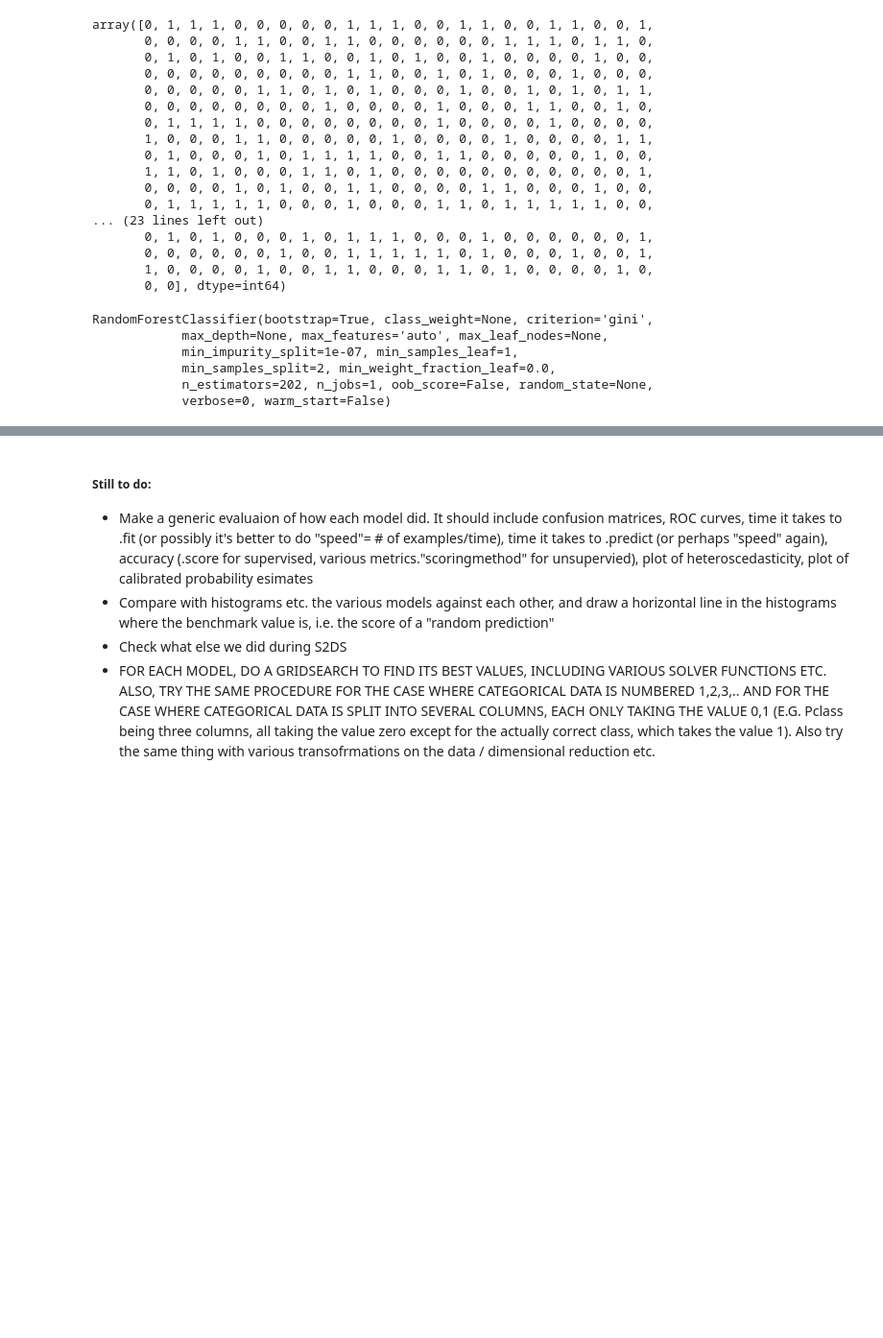
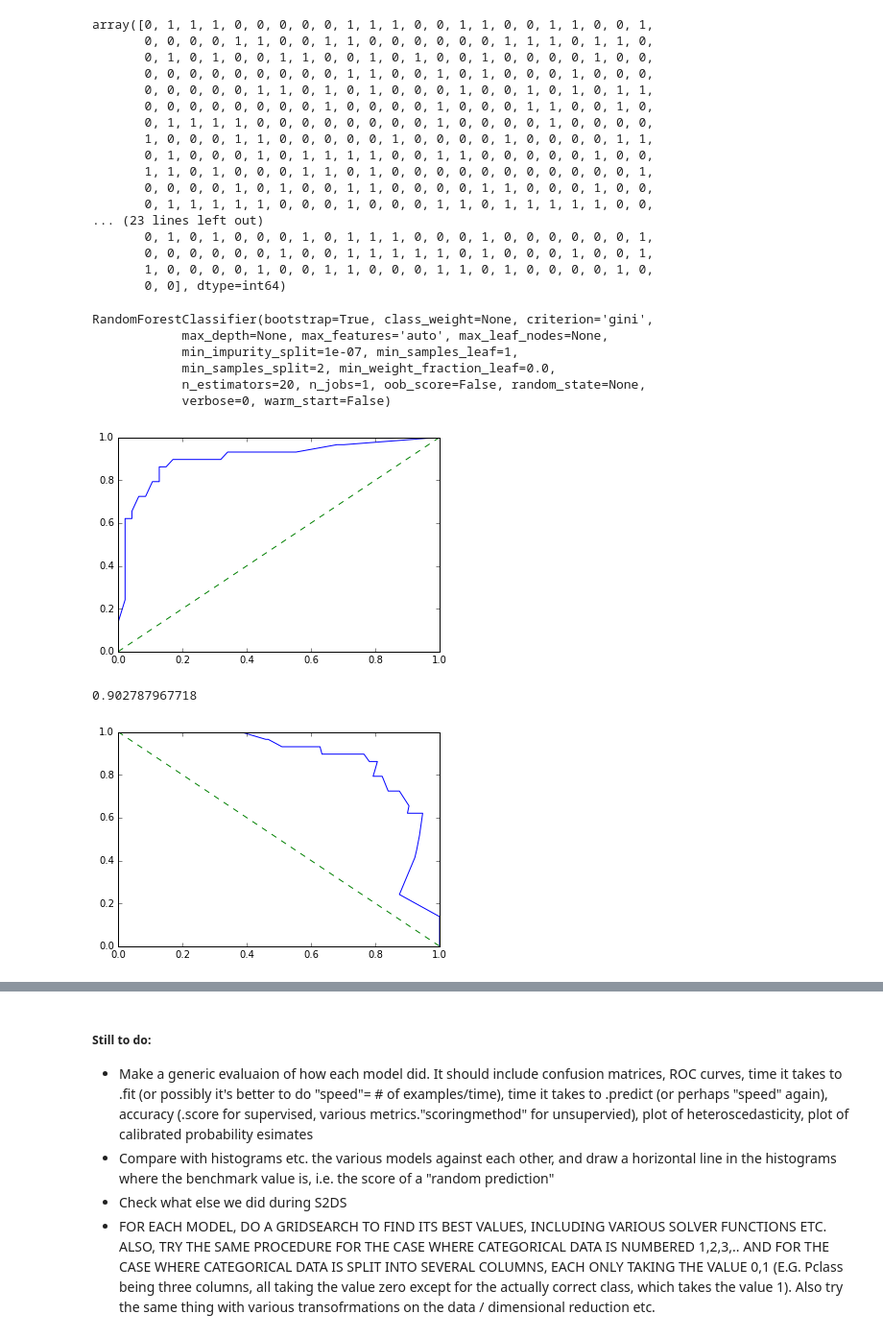
Before and after one commit to dangall/FullDataAnalysisPipeline, a Jupyter notebook: Predictions.ipynb, the cells around one changed output, grey strips where cells are left out. Shown: that part at 96% size. Drawn from its saved outputs; the diff is of its cells as text; code cells hidden in the pictures; blank space fills up the shorter version.

```diff
--- a/Predictions.ipynb
+++ b/Predictions.ipynb
@@ -1418,7 +1421,7 @@ array([0, 1, 1, 1, 0, 0, 0, 0, 0, 1, 1, 1, 0, 0, 1, 1, 0, 0, 1, 1, 0, 0, 1,
        0, 0], dtype=int64)
 # %%
 tousecv = KFold(n_splits=5, shuffle=True)
-params = [{'n_estimators': [200, 201, 202, 203]}]
+params = [{'n_estimators': [10, 20, 30, 40]}]
 grid = GridSearchCV(estimator=RandomForestClassifier(), param_grid=params, cv=tousecv, n_jobs=3, error_score=np.nan)
 grid.fit(X,y)
 grid.best_estimator_
@@ -1427,5 +1430,5 @@ RandomForestClassifier(bootstrap=True, class_weight=None, criterion='gini',
             max_depth=None, max_features='auto', max_leaf_nodes=None,
             min_impurity_split=1e-07, min_samples_leaf=1,
             min_samples_split=2, min_weight_fraction_leaf=0.0,
-            n_estimators=202, n_jobs=1, oob_score=False, random_state=None,
+            n_estimators=20, n_jobs=1, oob_score=False, random_state=None,
             verbose=0, warm_start=False)
@@ -1431,0 +1437,31 @@ RandomForestClassifier(bootstrap=True, class_weight=None, criterion='gini',
+# %%
+clf = RandomForestClassifier(bootstrap=True, class_weight=None, criterion='gini',
+            max_depth=None, max_features='auto', max_leaf_nodes=None,
+            min_impurity_split=1e-07, min_samples_leaf=1,
+            min_samples_split=2, min_weight_fraction_leaf=0.0,
+            n_estimators=30, n_jobs=1, oob_score=False, random_state=None,
+            verbose=0, warm_start=False)
+clf.fit(X[:800], y[:800])
+y_pred = clf.predict(X[800:])
+y_pred_prob = clf.predict_proba(X[800:])[:,1]
+confusion_matrix(y[800:], y_pred)
+def plotROC(y_true, y_pred_prob):
+    roc = roc_curve(y_true, y_pred_prob)
+    plt.plot(roc[0], roc[1])
+    plt.plot([0,1],[0,1], linestyle="dashed")
+    plt.show()
+
+def plotPrecisionRecall(y_true, y_pred_prob):
+    prec_rec = precision_recall_curve(y_true, y_pred_prob)
+    plt.plot(prec_rec[0], prec_rec[1])
+    plt.plot([0,1],[1,0], linestyle="dashed")
+    plt.show()
+
+plotROC(y[800:], y_pred_prob)
+print roc_auc_score(y[800:], y_pred_prob)
+
+plotPrecisionRecall(y[800:], y_pred_prob)
+# %% [output]
+[figure, added]
+0.902787967718
+[figure, added]
```
Also changed, not shown: parts of 12 cells of this notebook.
